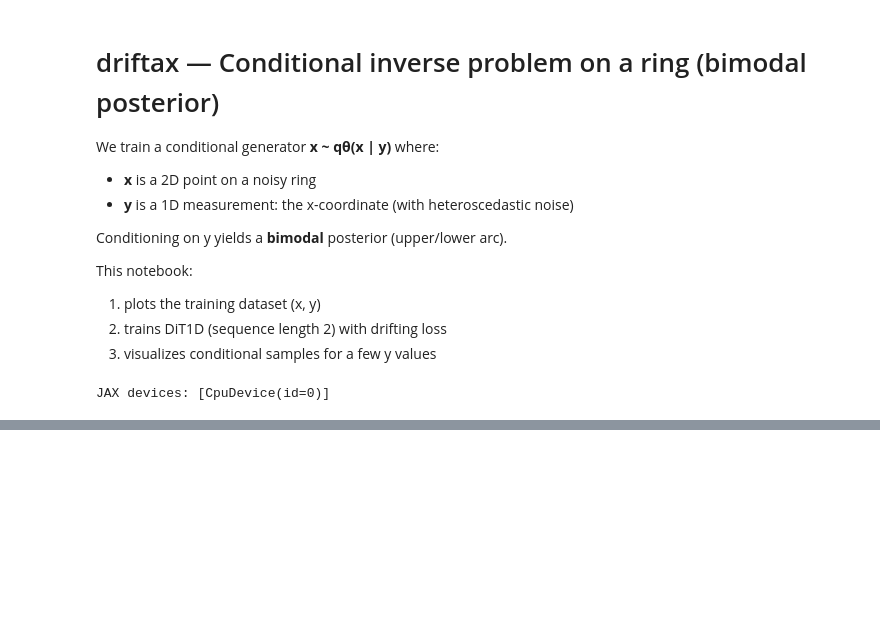
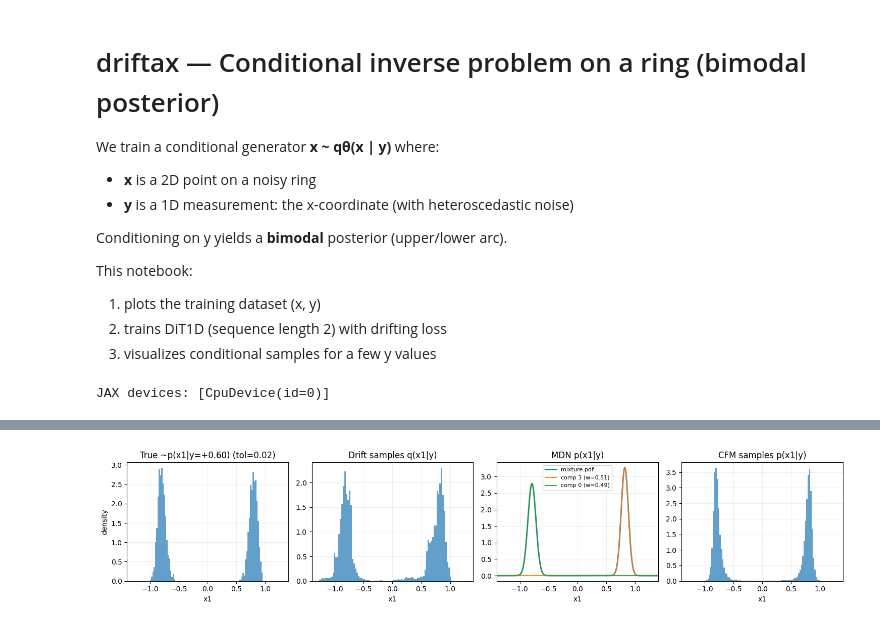
Before and after one commit to wrkhard/driftax, a Jupyter notebook: notebooks/conditional_1d_inverse_dit.ipynb, the cells around one changed output, grey strips where cells are left out. Drawn from its saved outputs; the diff is of its cells as text; code cells hidden in the pictures; blank space fills up the shorter version.

Commit message:
inverse example update to CFM

```diff
--- a/notebooks/conditional_1d_inverse_dit.ipynb
+++ b/notebooks/conditional_1d_inverse_dit.ipynb
@@ -375,0 +509,80 @@ step 2000 loss=2.000e+00 (ema 2.000e+00)  loss_rawV=1.044e-03 (ema 5.065e-04)  |
+# %%
+def sample_drift_x1(params_drift, y0, n=20000, seed=0):
+    key = jax.random.PRNGKey(seed)
+    y_in = jnp.full((n, 1), float(y0), dtype=jnp.float32)
+    c = cond_net.apply(params_drift["cond"], y_in)
+    z = jax.random.normal(key, (n, 2), dtype=jnp.float32)
+    xg = model.apply(params_drift["model"], z, c, train=False)
+    return np.array(xg[:, 1])  # x1
+
+def sample_cfm_x1(y0, n=20000, seed=0):
+    key = jax.random.PRNGKey(seed)
+    y_in = jnp.full((n, 1), float(y0), dtype=jnp.float32)
+    xf = cfm_sample(cfm_params, cfm, key, y_in, steps=cfg_cfm.steps)  # [N,2]
+    return np.array(xf[:, 1])
+
+def sample_true_x1(y0, n=200000, tol=0.02, seed=123):
+    key = jax.random.PRNGKey(seed)
+    x, y = inverse_ring_toy(key, n)
+    x1 = np.array(x[:, 1])
+    yy = np.array(y[:, 0])
+    m = np.abs(yy - y0) < tol
+    return x1[m]
+
+def _normal_pdf(grid, mu, sigma):
+    z = (grid - mu) / sigma
+    return (1.0 / (np.sqrt(2*np.pi) * sigma)) * np.exp(-0.5 * z*z)
+
+def plot_conditional_1d(y0=0.6, tol=0.02):
+    x1_true = sample_true_x1(y0, n=200000, tol=tol, seed=123)
+    x1_drift = sample_drift_x1(params, y0, n=20000, seed=0)
+    x1_cfm = sample_cfm_x1(y0, n=20000, seed=0)
+
+    # MDN mixture pdf (+ show two dominant components)
+    y_in = jnp.array([[float(y0)]], dtype=jnp.float32)
+    logits, means, scales = mdn.apply(mdn_params, y_in)
+    logits = np.array(logits[0]); means = np.array(means[0]); scales = np.array(scales[0])
+
+    pi = np.exp(logits - np.max(logits))
+    pi = pi / np.sum(pi)
+
+    grid = np.linspace(-1.4, 1.4, 800)
+    pdf_mix = np.array(mdn_mixture_pdf_1d(jnp.array(logits), jnp.array(means), jnp.array(scales), jnp.array(grid)))
+
+    top2 = np.argsort(-pi)[:2]
+    comp1 = _normal_pdf(grid, means[top2[0]], scales[top2[0]])
+    comp2 = _normal_pdf(grid, means[top2[1]], scales[top2[1]])
+
+    fig, axes = plt.subplots(1, 4, figsize=(15, 3.3), sharey=False)
+
+    axes[0].hist(x1_true, bins=90, density=True, alpha=0.7)
+    axes[0].set_title(f"True ~p(x1|y={y0:+.2f}) (tol={tol})")
+    axes[0].set_xlabel("x1"); axes[0].set_ylabel("density")
+
+    axes[1].hist(x1_drift, bins=90, density=True, alpha=0.7)
+    axes[1].set_title("Drift samples q(x1|y)")
+    axes[1].set_xlabel("x1")
+
+    axes[2].plot(grid, pdf_mix, linewidth=2, label="mixture pdf")
+    axes[2].plot(grid, pi[top2[0]] * comp1, linewidth=1.5, alpha=0.9, label=f"comp {top2[0]} (w={pi[top2[0]]:.2f})")
+    axes[2].plot(grid, pi[top2[1]] * comp2, linewidth=1.5, alpha=0.9, label=f"comp {top2[1]} (w={pi[top2[1]]:.2f})")
+    axes[2].set_title("MDN p(x1|y)")
+    axes[2].set_xlabel("x1")
+    axes[2].legend(fontsize=8)
+
+    axes[3].hist(x1_cfm, bins=90, density=True, alpha=0.7)
+    axes[3].set_title("CFM samples p(x1|y)")
+    axes[3].set_xlabel("x1")
+
+    for ax in axes:
+        ax.set_xlim(-1.4, 1.4)
+        ax.grid(True, alpha=0.2)
+
+    plt.tight_layout()
+    plt.show()
+
+plot_conditional_1d(y0=0.6, tol=0.02)
+plot_conditional_1d(y0=0.0, tol=0.02)
+plot_conditional_1d(y0=-0.6, tol=0.02)
+# %% [output]
+[figure, added]
```
Also changed, not shown: parts of 6 cells of this notebook, 1 other file.
